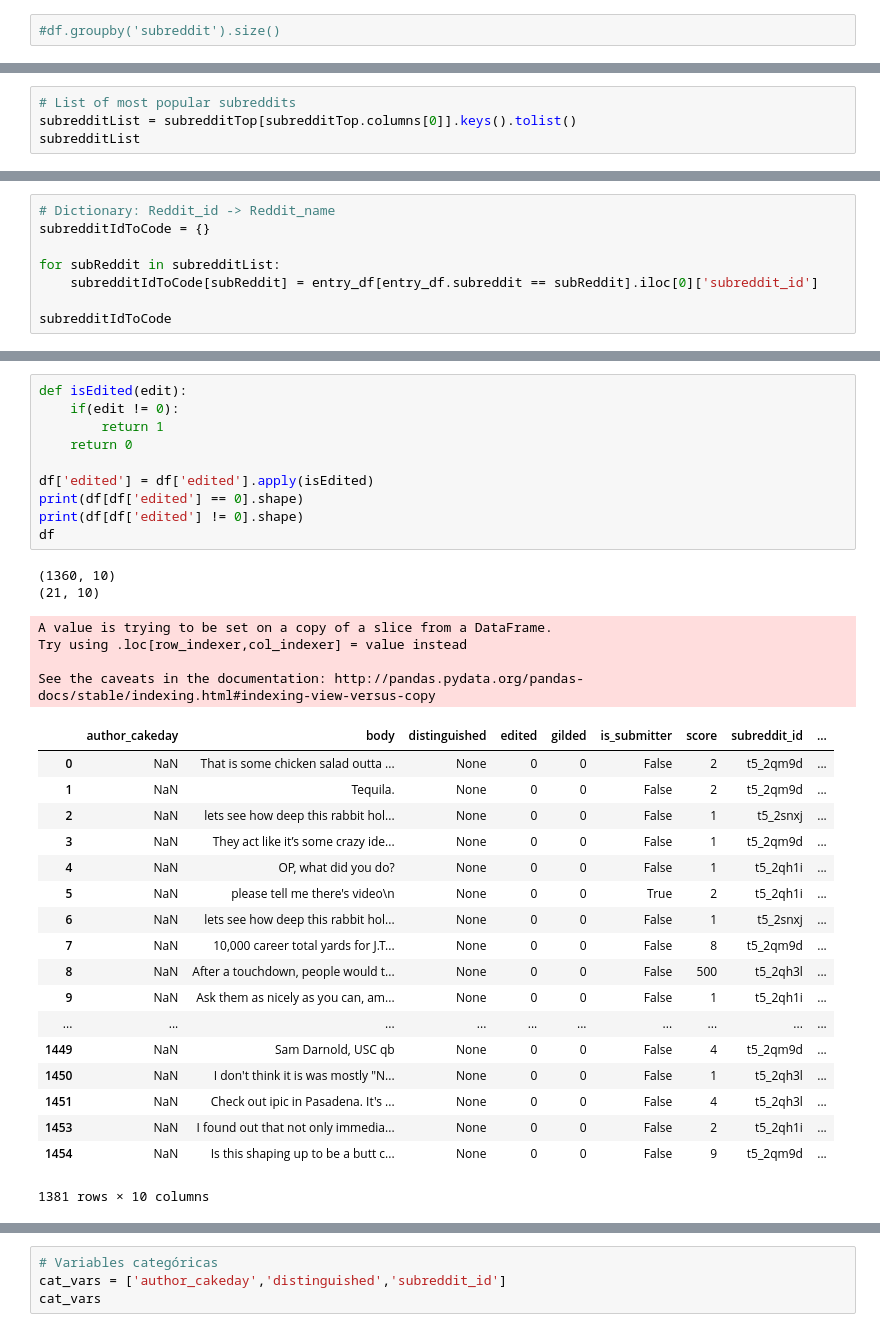
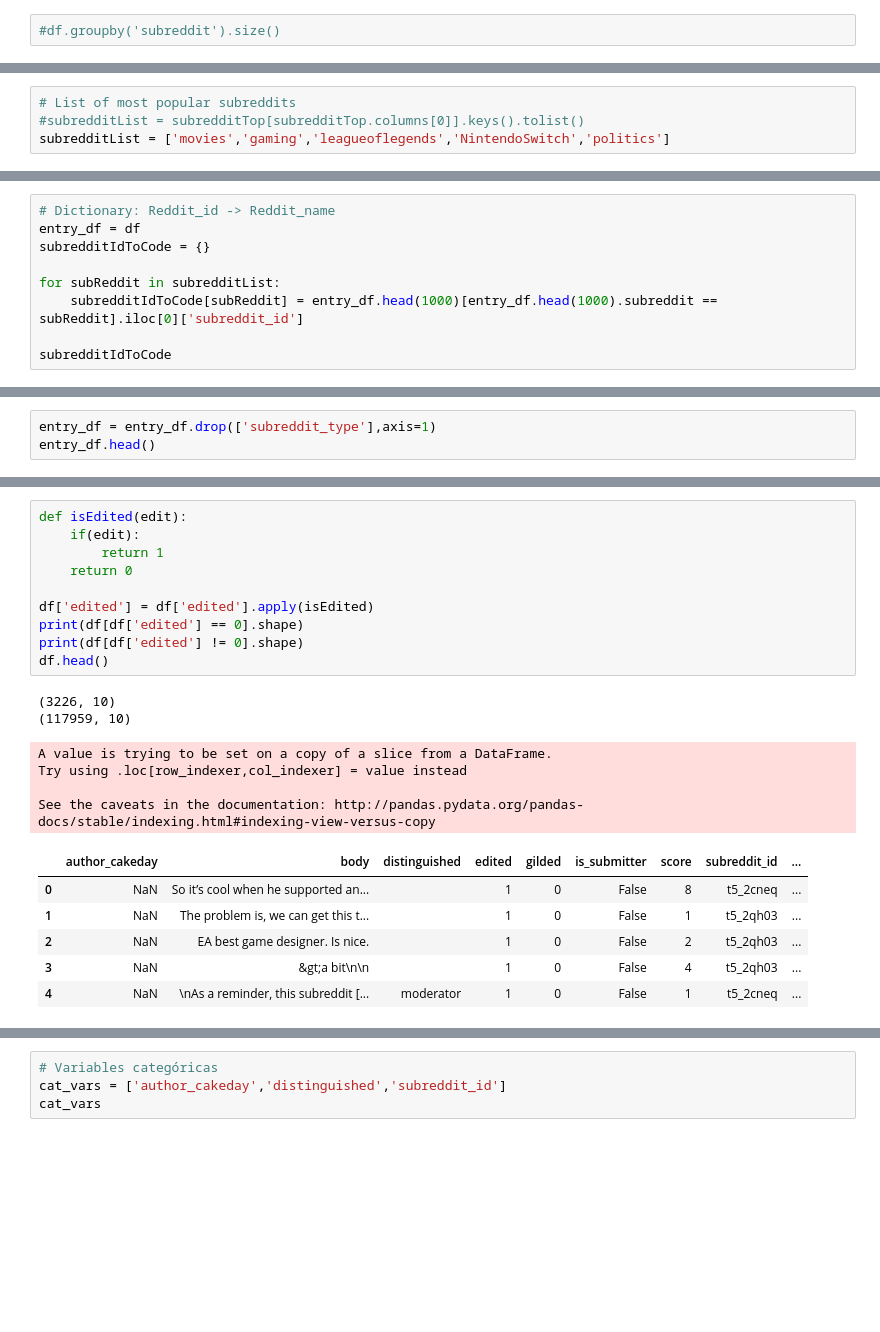
Before and after one commit to JaumeBofi/Reddit-Karma-Predictor, a Jupyter notebook: TA ML.ipynb, the cells around one changed output, grey strips where cells are left out. Drawn from its saved outputs; the diff is of its cells as text; blank space fills up the shorter version.

```diff
--- a/TA ML.ipynb
+++ b/TA ML.ipynb
@@ -69,5 +103,5 @@ subredditTop
 | ConciseIAmA | 147 | 0 | 0 | 0 | 147 | 147 | ... |
 # %%
 # List of most popular subreddits
-subredditList = subredditTop[subredditTop.columns[0]].keys().tolist()
-subredditList
+#subredditList = subredditTop[subredditTop.columns[0]].keys().tolist()
+subredditList = ['movies','gaming','leagueoflegends','NintendoSwitch','politics']
@@ -76,9 +108,10 @@ subredditList
 # %%
 # Dictionary: Reddit_id -> Reddit_name
+entry_df = df
 subredditIdToCode = {}
 
 for subReddit in subredditList:
-    subredditIdToCode[subReddit] = entry_df[entry_df.subreddit == subReddit].iloc[0]['subreddit_id']
+    subredditIdToCode[subReddit] = entry_df.head(1000)[entry_df.head(1000).subreddit == subReddit].iloc[0]['subreddit_id']
 
 subredditIdToCode
 # %% [output]
@@ -128,0 +151,3 @@ entry_df.head()
+# %%
+entry_df = entry_df.drop(['subreddit_type'],axis=1)
+entry_df.head()
@@ -201,37 +221,25 @@ See the caveats in the documentation: http://pandas.pydata.org/pandas-docs/stabl
 # %%
 def isEdited(edit):
-    if(edit != 0):
+    if(edit):
         return 1
     return 0
 
 df['edited'] = df['edited'].apply(isEdited)
 print(df[df['edited'] == 0].shape)
 print(df[df['edited'] != 0].shape)
-df
+df.head()
 # %% [output]
-(1360, 10)
-(21, 10)
+(3226, 10)
+(117959, 10)
 A value is trying to be set on a copy of a slice from a DataFrame.
 Try using .loc[row_indexer,col_indexer] = value instead
 
 See the caveats in the documentation: http://pandas.pydata.org/pandas-docs/stable/indexing.html#indexing-view-versus-copy
 |  | author_cakeday | body | distinguished | edited | gilded | is_submitter | score | subreddit_id | ... |
-| 0 | NaN | That is some chicken salad outta ... | None | 0 | 0 | False | 2 | t5_2qm9d | ... |
-| 1 | NaN | Tequila. | None | 0 | 0 | False | 2 | t5_2qm9d | ... |
-| 2 | NaN | lets see how deep this rabbit hol... | None | 0 | 0 | False | 1 | t5_2snxj | ... |
-| 3 | NaN | They act like it’s some crazy ide... | None | 0 | 0 | False | 1 | t5_2qm9d | ... |
-| 4 | NaN | OP, what did you do? | None | 0 | 0 | False | 1 | t5_2qh1i | ... |
-| 5 | NaN | please tell me there's video\n | None | 0 | 0 | True | 2 | t5_2qh1i | ... |
-| 6 | NaN | lets see how deep this rabbit hol... | None | 0 | 0 | False | 1 | t5_2snxj | ... |
-| 7 | NaN | 10,000 career total yards for J.T... | None | 0 | 0 | False | 8 | t5_2qm9d | ... |
-| 8 | NaN | After a touchdown, people would t... | None | 0 | 0 | False | 500 | t5_2qh3l | ... |
-| 9 | NaN | Ask them as nicely as you can, am... | None | 0 | 0 | False | 1 | t5_2qh1i | ... |
-| ... | ... | ... | ... | ... | ... | ... | ... | ... | ... |
-| 1449 | NaN | Sam Darnold, USC qb | None | 0 | 0 | False | 4 | t5_2qm9d | ... |
-| 1450 | NaN | I don't think it is was mostly "N... | None | 0 | 0 | False | 1 | t5_2qh3l | ... |
-| 1451 | NaN | Check out ipic in Pasadena. It's ... | None | 0 | 0 | False | 4 | t5_2qh3l | ... |
-| 1453 | NaN | I found out that not only immedia... | None | 0 | 0 | False | 2 | t5_2qh1i | ... |
-| 1454 | NaN | Is this shaping up to be a butt c... | None | 0 | 0 | False | 9 | t5_2qm9d | ... |
+| 0 | NaN | So it’s cool when he supported an... |  | 1 | 0 | False | 8 | t5_2cneq | ... |
+| 1 | NaN | The problem is, we can get this t... |  | 1 | 0 | False | 1 | t5_2qh03 | ... |
+| 2 | NaN | EA best game designer. Is nice. |  | 1 | 0 | False | 2 | t5_2qh03 | ... |
+| 3 | NaN | &gt;a bit\n\n |  | 1 | 0 | False | 4 | t5_2qh03 | ... |
+| 4 | NaN | \nAs a reminder, this subreddit [... | moderator | 1 | 0 | False | 1 | t5_2cneq | ... |
-1381 rows × 10 columns
 # %%
 # Variables numéricas
```
Also changed, not shown: parts of 18 cells of this notebook, 2 other files.
